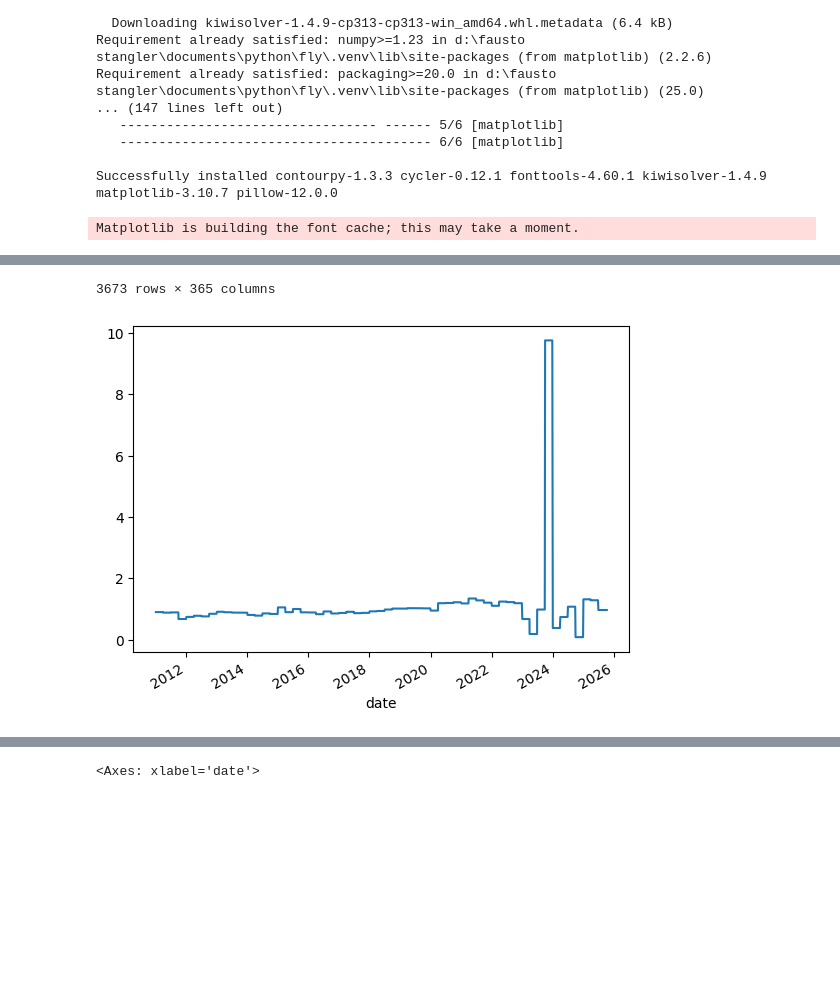
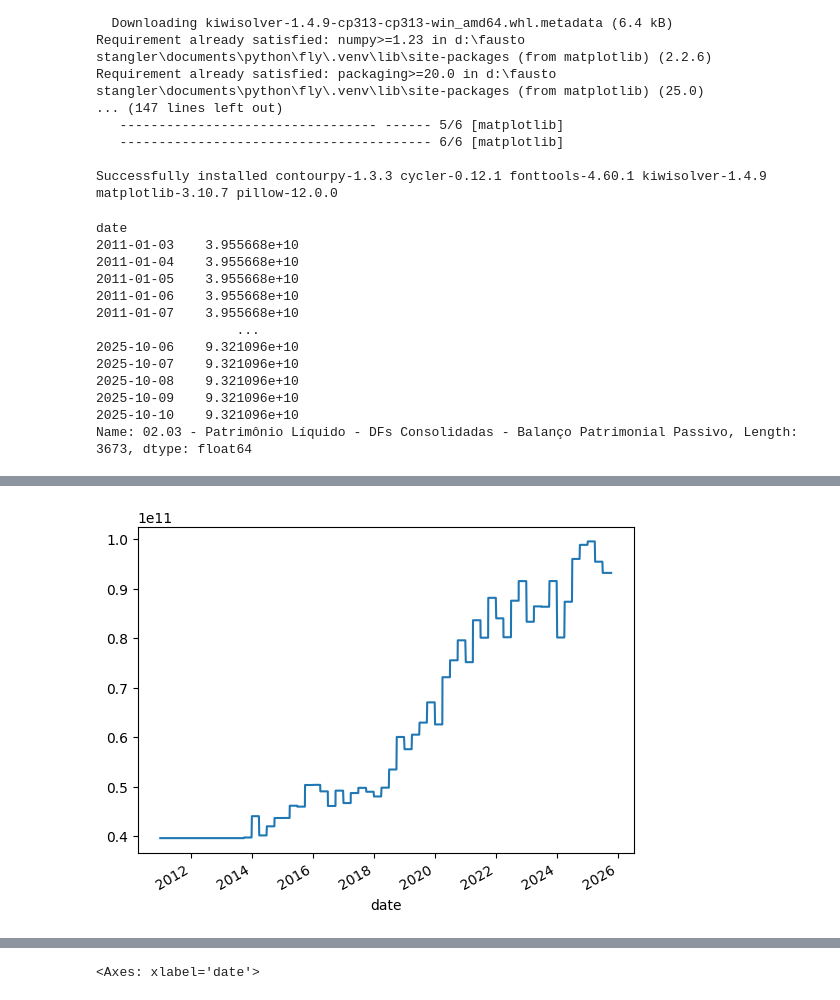
Before and after one commit to faustostangler/FLY, a Jupyter notebook: playgroung.ipynb, the cells around one changed output, grey strips where cells are left out. Drawn from its saved outputs; the diff is of its cells as text; code cells hidden in the pictures; blank space fills up the shorter version.

```diff
--- a/playgroung.ipynb
+++ b/playgroung.ipynb
@@ -1344,7 +1342,22 @@ df.to_csv('cache.csv')
 # %%
-df = pd.read_parquet(r"D:\Fausto Stangler\Documents\Python\FLY\data\cache\AMERICANAS-SA\0d4c08d24596751f20bf4024227847f06ea4ff61252bd6400e163dc66f9805a7.parquet")
+filepath = r"D:\Fausto Stangler\Documentos\Python\FLY\data\cache\AMBEV-SA\15066d1996a533cdb2d6bae65f41f7bb19da09c7f7ff914224b1ebec9c8fe5f9.parquet"
+df = pd.read_parquet(filepath)
 # df['30.02 - Valor de Mercado Adicionado (MVA)'].plot()
-df['18.03 - Valor Adicionado Bruto por Valor Agregado'].plot()
-df
+df.to_csv('cache.csv')
+
+df['02.03 - Patrimônio Líquido - DFs Consolidadas - Balanço Patrimonial Passivo'].plot()
+df['02.03 - Patrimônio Líquido - DFs Consolidadas - Balanço Patrimonial Passivo']
 # %% [output]
-Matplotlib is building the font cache; this may take a moment.
+date
+2011-01-03    3.955668e+10
+2011-01-04    3.955668e+10
+2011-01-05    3.955668e+10
+2011-01-06    3.955668e+10
+2011-01-07    3.955668e+10
+                  ...
+2025-10-06    9.321096e+10
+2025-10-07    9.321096e+10
+2025-10-08    9.321096e+10
+2025-10-09    9.321096e+10
+2025-10-10    9.321096e+10
+Name: 02.03 - Patrimônio Líquido - DFs Consolidadas - Balanço Patrimonial Passivo, Length: 3673, dtype: float64
@@ -1364,5 +1364,4 @@ Matplotlib is building the font cache; this may take a moment.
-3673 rows × 365 columns
-[figure, old version]
+[figure, new version]
 # %%
 print("Colunas disponíveis:")
 for c in sorted(df.columns):
```
Also changed, not shown: parts of 3 cells of this notebook.
